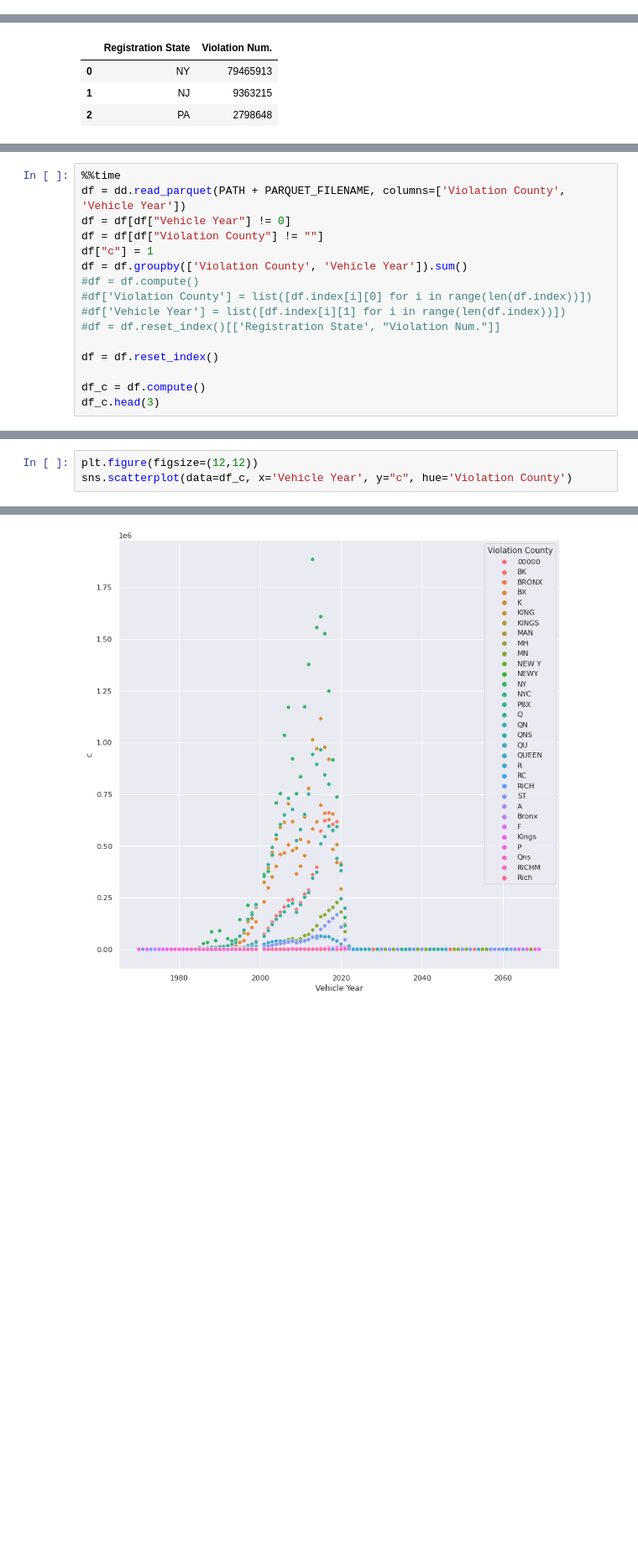
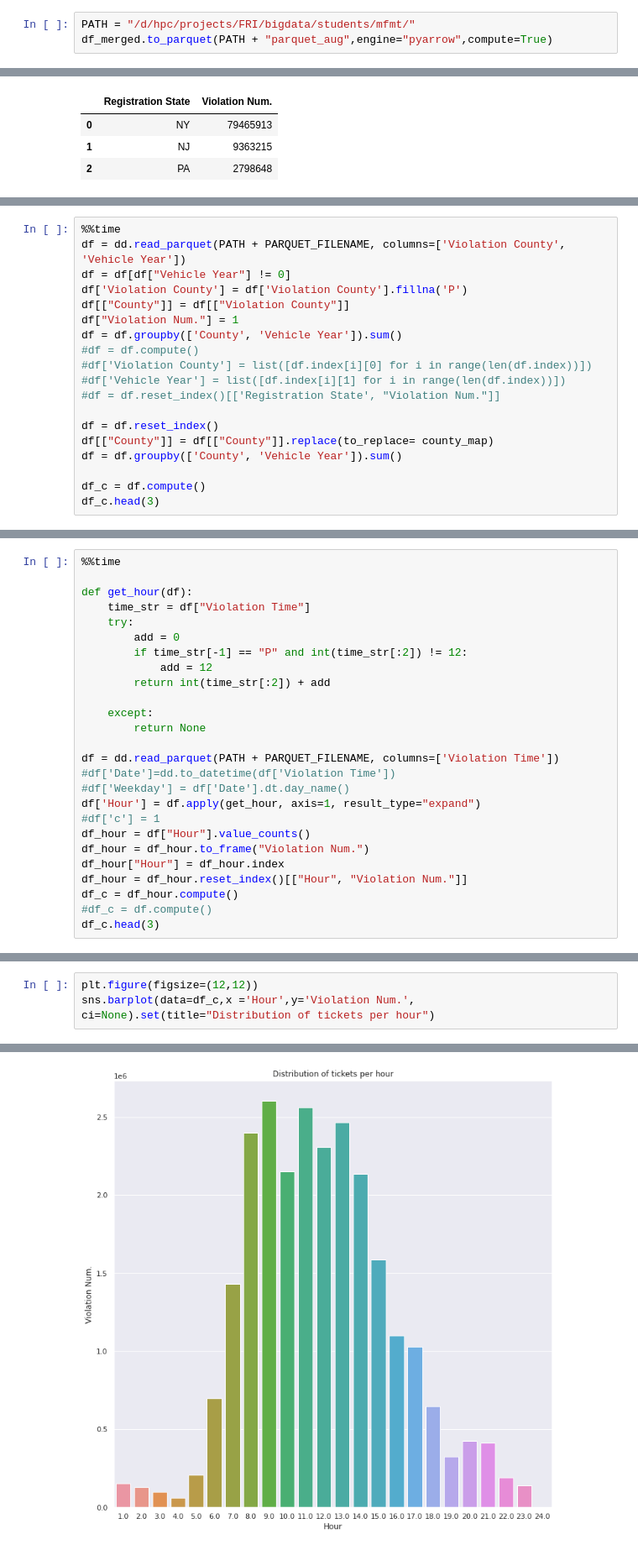
Before and after one commit to pushkill/BD_project, a Jupyter notebook: Exploration.ipynb, the cells around one changed output, grey strips where cells are left out. Shown at 84% size. Saved outputs shown, nothing was run; the diff lists cells and outputs as text; blank space fills up the shorter version.

Commit message:
Dodan exploration, data aug, shranjevanje augm parqueta

```diff
--- a/Exploration.ipynb
+++ b/Exploration.ipynb
@@ -67,0 +512,3 @@ Wall time: 24.2 ms
+# %%
+PATH = "/d/hpc/projects/FRI/bigdata/students/mfmt/"
+df_merged.to_parquet(PATH + "parquet_aug",engine="pyarrow",compute=True)
@@ -241,15 +713,18 @@ fig.show()
 %%time
 df = dd.read_parquet(PATH + PARQUET_FILENAME, columns=['Violation County', 'Vehicle Year'])
 df = df[df["Vehicle Year"] != 0]
-df = df[df["Violation County"] != ""]
-df["c"] = 1
-df = df.groupby(['Violation County', 'Vehicle Year']).sum()
+df['Violation County'] = df['Violation County'].fillna('P')
+df[["County"]] = df[["Violation County"]]
+df["Violation Num."] = 1
+df = df.groupby(['County', 'Vehicle Year']).sum()
 #df = df.compute()
 #df['Violation County'] = list([df.index[i][0] for i in range(len(df.index))])
 #df['Vehicle Year'] = list([df.index[i][1] for i in range(len(df.index))])
 #df = df.reset_index()[['Registration State', "Violation Num."]]
 
 df = df.reset_index()
+df[["County"]] = df[["County"]].replace(to_replace= county_map)
+df = df.groupby(['County', 'Vehicle Year']).sum()
 
 df_c = df.compute()
 df_c.head(3)
@@ -262,0 +755,26 @@ Wall time: 11.2 s
+# %%
+%%time
+
+def get_hour(df):
+    time_str = df["Violation Time"]
+    try:
+        add = 0
+        if time_str[-1] == "P" and int(time_str[:2]) != 12:
+            add = 12
+        return int(time_str[:2]) + add
+
+    except:
+        return None
+
+df = dd.read_parquet(PATH + PARQUET_FILENAME, columns=['Violation Time'])
+#df['Date']=dd.to_datetime(df['Violation Time'])
+#df['Weekday'] = df['Date'].dt.day_name()
+df['Hour'] = df.apply(get_hour, axis=1, result_type="expand")
+#df['c'] = 1
+df_hour = df["Hour"].value_counts()
+df_hour = df_hour.to_frame("Violation Num.")
+df_hour["Hour"] = df_hour.index
+df_hour = df_hour.reset_index()[["Hour", "Violation Num."]]
+df_c = df_hour.compute()
+#df_c = df.compute()
+df_c.head(3)
@@ -263,4 +806,4 @@ Wall time: 11.2 s
 # %%
 plt.figure(figsize=(12,12))
-sns.scatterplot(data=df_c, x='Vehicle Year', y="c", hue='Violation County')
+sns.barplot(data=df_c,x ='Hour',y='Violation Num.', ci=None).set(title="Distribution of tickets per hour")
 # %% [output]
@@ -268 +811 @@ sns.scatterplot(data=df_c, x='Vehicle Year', y="c", hue='Violation County')
-[figure, old version]
+[figure, new version]
```
Also changed, not shown: parts of 79 cells of this notebook.
